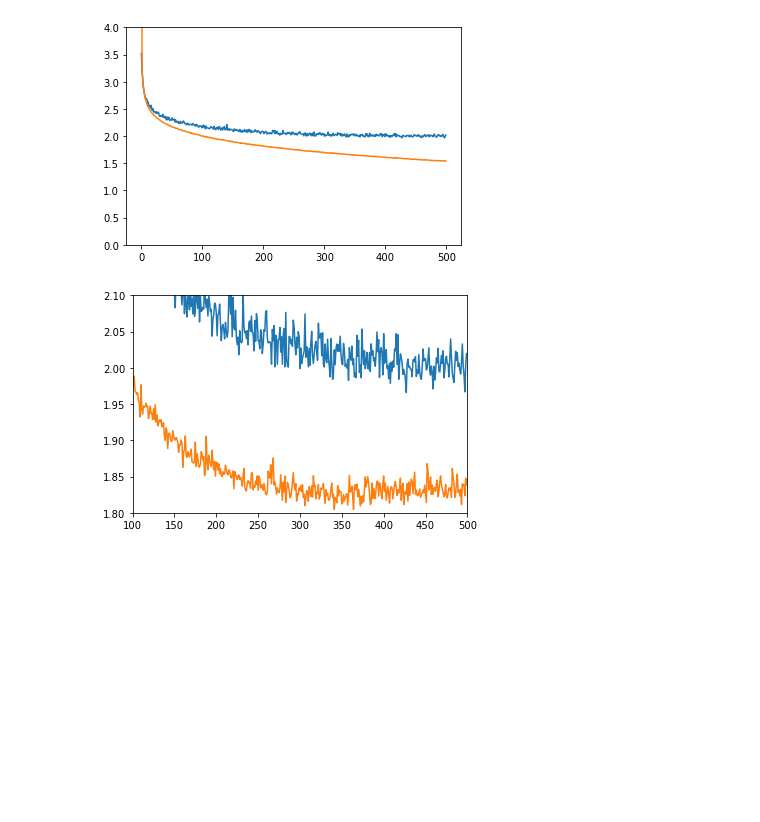
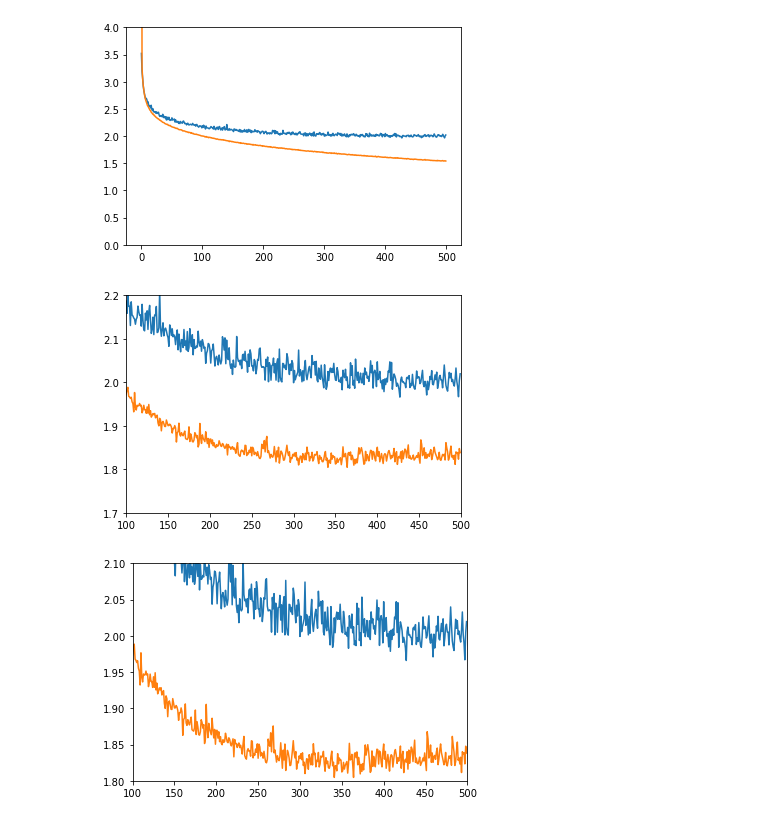
Before and after one commit to jessebmurray/ani2x_pdbbind, a Jupyter notebook: temp-analyze.ipynb, the cells around one changed output. Drawn from its saved outputs; the diff is of its cells as text; code cells hidden in the pictures; blank space fills up the shorter version.

```diff
--- a/temp-analyze.ipynb
+++ b/temp-analyze.ipynb
@@ -36,6 +61,13 @@ plt.plot(losses_rand_train.mean(axis=0));
 plt.ylim(0, 4);
 # %% [output]
 [figure]
+# %%
+plt.plot(losses_rand_valid.mean(axis=0))
+plt.plot(losses_pre_valid.mean(axis=0));
+plt.ylim(1.7, 2.2);
+plt.xlim(100, 500);
+# %% [output]
+[figure, added]
 # %%
 plt.plot(losses_rand_valid.mean(axis=0))
 plt.plot(losses_pre_valid.mean(axis=0));
```
Also changed, not shown: parts of 18 cells of this notebook, 3 other files.
